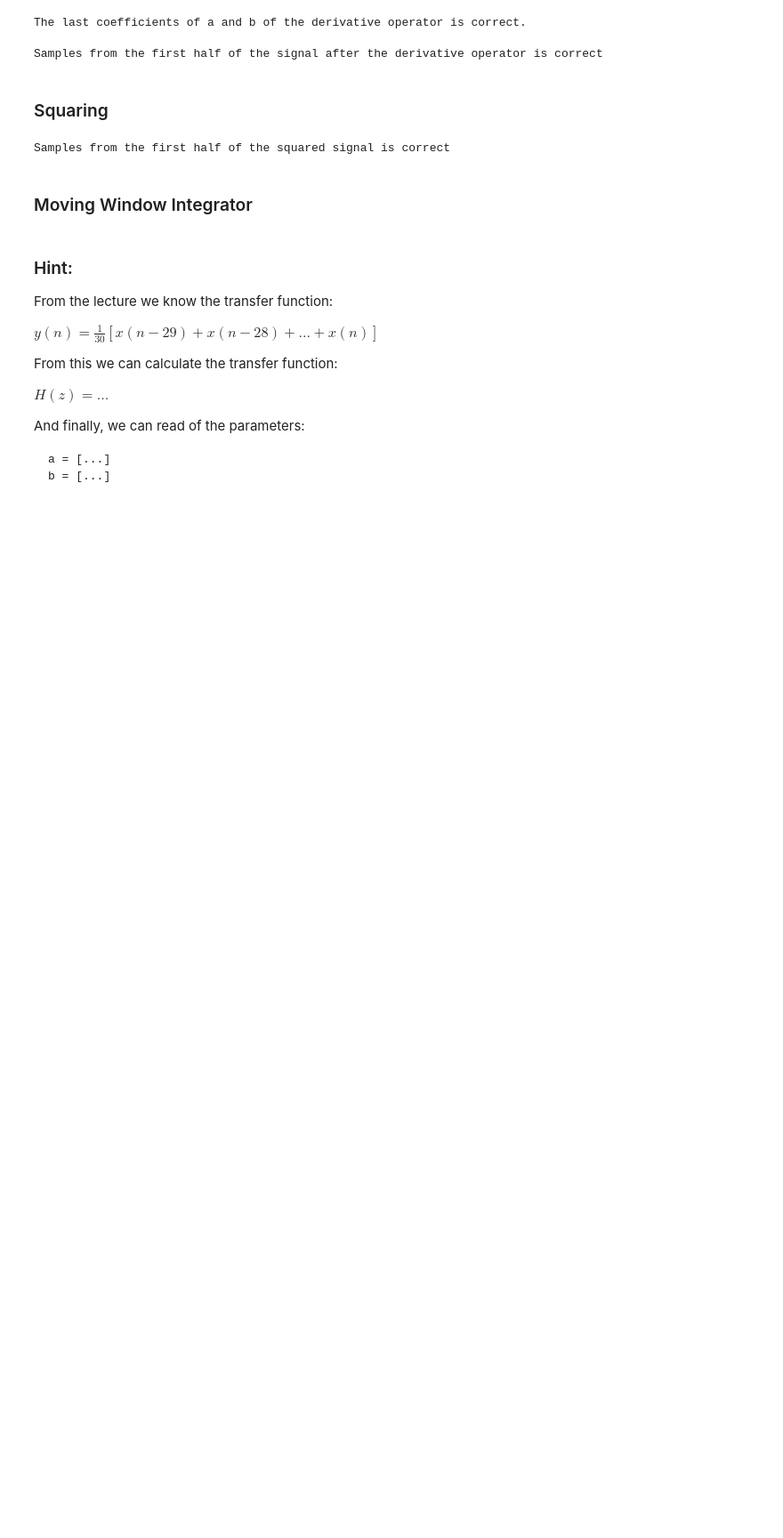
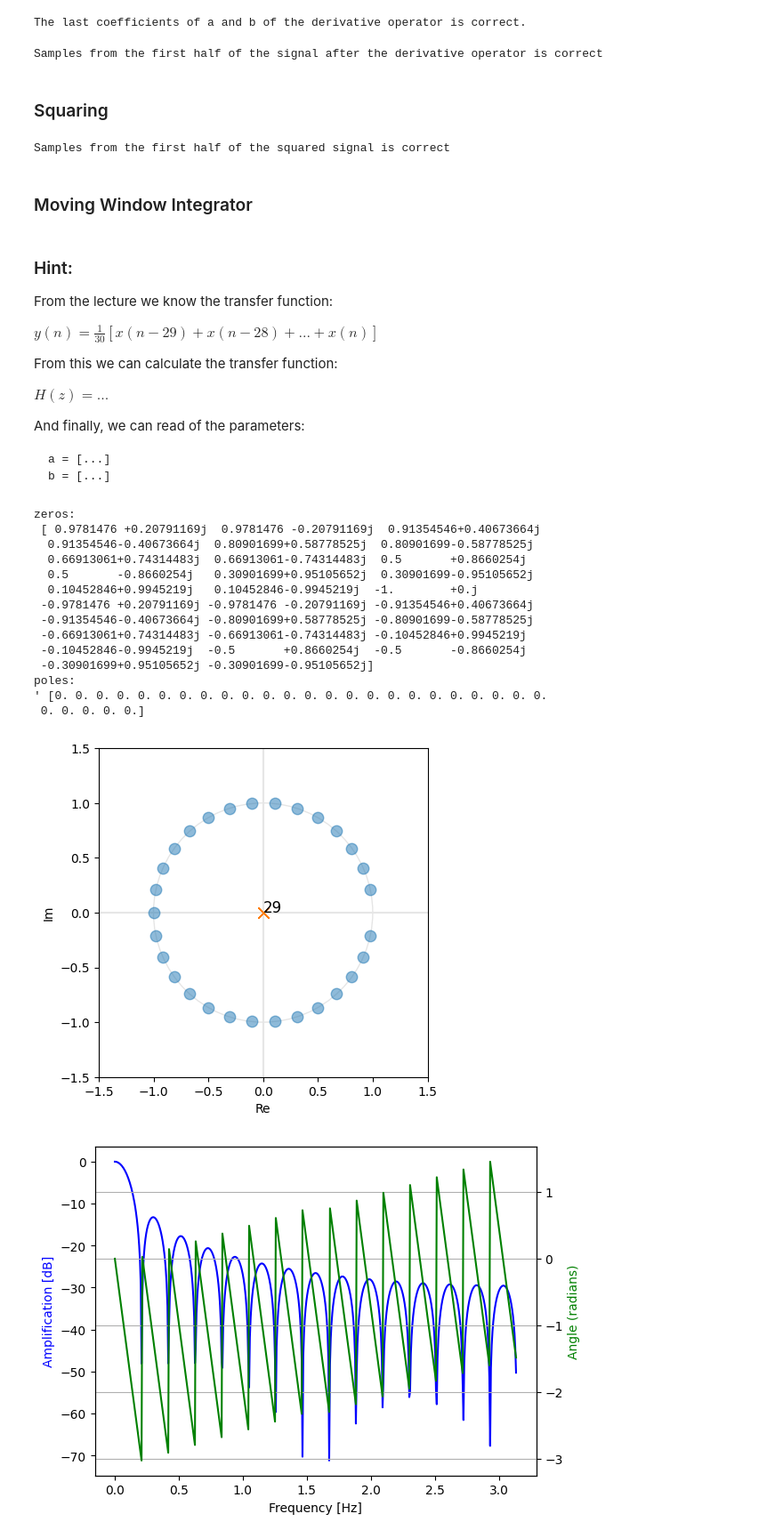
Before and after one commit to Vitamin99CC/23WS_DeepLearning_FAU, a Jupyter notebook: exercise-09.ipynb, the cells around one changed output. Shown at 89% size. Cells and saved outputs as stored; diff of their text form; code cells hidden in the pictures; blank space fills up the shorter version.

```diff
--- a/exercise-09.ipynb
+++ b/exercise-09.ipynb
@@ -564,9 +566,30 @@ b = [...]
 # %%
 # Design the filter based on the transfer function given in the lecture
 # and produce a pole-zero and a magnitude response plot
 # Store the filter coefficients in 'b_int' and 'a_int'
 # YOUR CODE HERE
-a_int = 1./30 * np.arange()
+b_int = 1./30 * np.ones((30))
+a_int = np.zeros((30))
+a_int[0] = 1
+pole_zero_plot(b_int, a_int)
+plot_freq_response(b_int, a_int)
+# %% [output]
+zeros:
+ [ 0.9781476 +0.20791169j  0.9781476 -0.20791169j  0.91354546+0.40673664j
+  0.91354546-0.40673664j  0.80901699+0.58778525j  0.80901699-0.58778525j
+  0.66913061+0.74314483j  0.66913061-0.74314483j  0.5       +0.8660254j
+  0.5       -0.8660254j   0.30901699+0.95105652j  0.30901699-0.95105652j
+  0.10452846+0.9945219j   0.10452846-0.9945219j  -1.        +0.j
+ -0.9781476 +0.20791169j -0.9781476 -0.20791169j -0.91354546+0.40673664j
+ -0.91354546-0.40673664j -0.80901699+0.58778525j -0.80901699-0.58778525j
+ -0.66913061+0.74314483j -0.66913061-0.74314483j -0.10452846+0.9945219j
+ -0.10452846-0.9945219j  -0.5       +0.8660254j  -0.5       -0.8660254j
+ -0.30901699+0.95105652j -0.30901699-0.95105652j]
+poles:
+' [0. 0. 0. 0. 0. 0. 0. 0. 0. 0. 0. 0. 0. 0. 0. 0. 0. 0. 0. 0. 0. 0. 0. 0.
+ 0. 0. 0. 0. 0.]
+[figure, added]
+[figure, added]
 # %%
 
 assert a_int[29] == 0, 'The last coefficient of a of the moving window integrator is wrong.'
```
Also changed, not shown: parts of 5 cells of this notebook.
